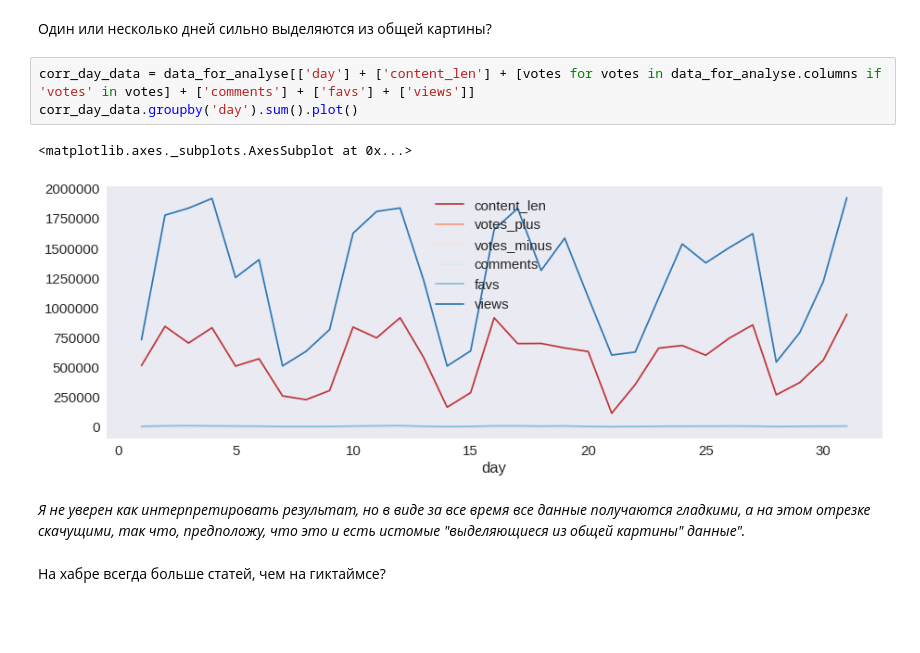
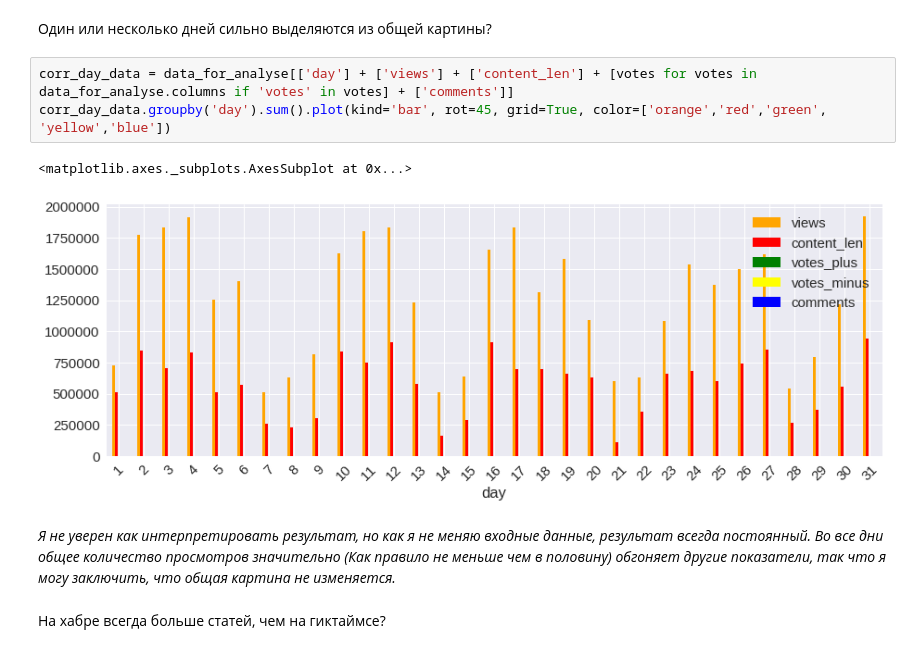
Before and after one commit to NicknameSoHard/ODS-ML-course, a Jupyter notebook: ML_homework_2.ipynb, the cells around one changed output. Cells and saved outputs as stored; diff of their text form; blank space fills up the shorter version.

```diff
--- a/ML_homework_2.ipynb
+++ b/ML_homework_2.ipynb
@@ -155,13 +159,13 @@ data_for_analyse = data[(data['date'] == month_with_max_posts)]
 # %% [markdown]
 Один или несколько дней сильно выделяются из общей картины?
 # %%
-corr_day_data = data_for_analyse[['day'] + ['content_len'] + [votes for votes in data_for_analyse.columns if 'votes' in votes] + ['comments'] + ['favs'] + ['views']]
-corr_day_data.groupby('day').sum().plot()
+corr_day_data = data_for_analyse[['day'] + ['views'] + ['content_len'] + [votes for votes in data_for_analyse.columns if 'votes' in votes] + ['comments']]
+corr_day_data.groupby('day').sum().plot(kind='bar', rot=45, grid=True, color=['orange','red','green', 'yellow','blue'])
 # %% [output]
 <matplotlib.axes._subplots.AxesSubplot at 0x...>
-[figure, old version]
+[figure, new version]
-# %% [markdown]
-*Я не уверен как интерпретировать результат, но в виде за все время все данные получаются гладкими, а на этом отрезке скачущими, так что, предположу, что это и есть истомые "выделяющиеся из общей картины" данные".*
+# %% [markdown]
+*Я не уверен как интерпретировать результат, но как я не меняю входные данные, результат всегда постоянный. Во все дни общее количество просмотров значительно (Как правило не меньше чем в половину) обгоняет другие показатели, так что я могу заключить, что общая картина не изменяется.*
 # %% [markdown]
 На хабре всегда больше статей, чем на гиктаймсе?
 # %%
```
Also changed, not shown: parts of 15 cells of this notebook.
